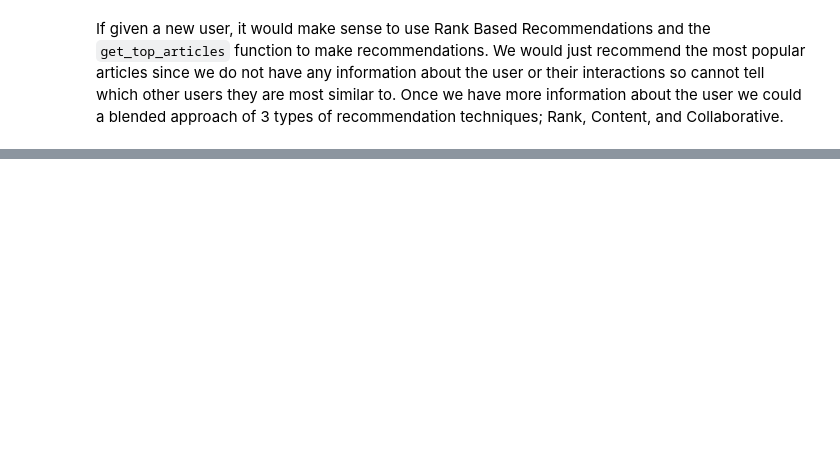
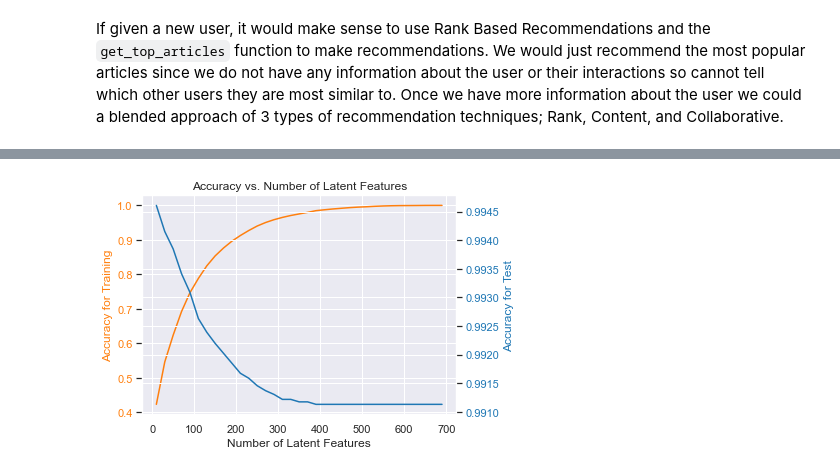
Before and after one commit to stephanieirvine/Udacity-Data-Scientist-Nanodegree, a Jupyter notebook: Project 3/Recommendations_with_IBM.ipynb, the cells around one changed output, grey strips where cells are left out. Cells and saved outputs as stored; diff of their text form; code cells hidden in the pictures; blank space fills up the shorter version.

```diff
--- a/Project 3/Recommendations_with_IBM.ipynb
+++ b/Project 3/Recommendations_with_IBM.ipynb
@@ -708,4 +685,4 @@ user_item_matrix.head()
 # %%
 # Perform SVD on the User-Item Matrix Here
 
-u, s, vt = # use the built in to get the three matrices
+u, s, vt = np.linalg.svd(user_item_matrix)# use the built in to get the three matrices
@@ -764,7 +747,11 @@ def create_test_and_train_user_item(df_train, df_test):
     test_arts - all of the test article ids
 
     '''
-    # Your code here
+    user_item_train = create_user_item_matrix(df_train)
+    user_item_test = create_user_item_matrix(df_test)
+
+    test_idx = user_item_test.index
+    test_arts = user_item_test.columns
 
     return user_item_train, user_item_test, test_idx, test_arts
 
@@ -792,6 +826,6 @@ Use the cells below to explore how well SVD works towards making predictions for
 # %%
 # fit SVD on the user_item_train matrix
-u_train, s_train, vt_train = # fit svd similar to above then use the cells below
+u_train, s_train, vt_train = np.linalg.svd(user_item_train) # fit svd similar to above then use the cells below
 # %%
 # Use these cells to see how well you can use the training
 # decomposition to predict on test data
@@ -830,0 +870,22 @@ call(['python', '-m', 'nbconvert', 'Recommendations_with_IBM.ipynb'])
+# %%
+# plotting the training and test accuracies
+fig, ax1 = plt.subplots()
+
+color = 'tab:orange'
+ax1.set_xlabel('Number of Latent Features')
+ax1.set_ylabel('Accuracy for Training', color=color)
+ax1.plot(num_latent_feats, 1 - np.array(sum_errs_train)/df.shape[0], color=color)
+ax1.tick_params(axis='y', labelcolor=color)
+ax1.set_title('Accuracy vs. Number of Latent Features')
+
+ax2 = ax1.twinx()  # instantiate a second axes that shares the same x-axis
+
+color = 'tab:blue'
+ax2.set_ylabel('Accuracy for Test', color=color)  # we already handled the x-label with ax1
+ax2.plot(num_latent_feats, 1 - np.array(sum_errs_test)/df.shape[0], color=color)
+ax2.tick_params(axis='y', labelcolor=color)
+
+fig.tight_layout()  # otherwise the right y-label is slightly clipped
+plt.show()
+# %% [output]
+[figure, added]
```
Also changed, not shown: parts of 46 cells of this notebook, 1 other file.
